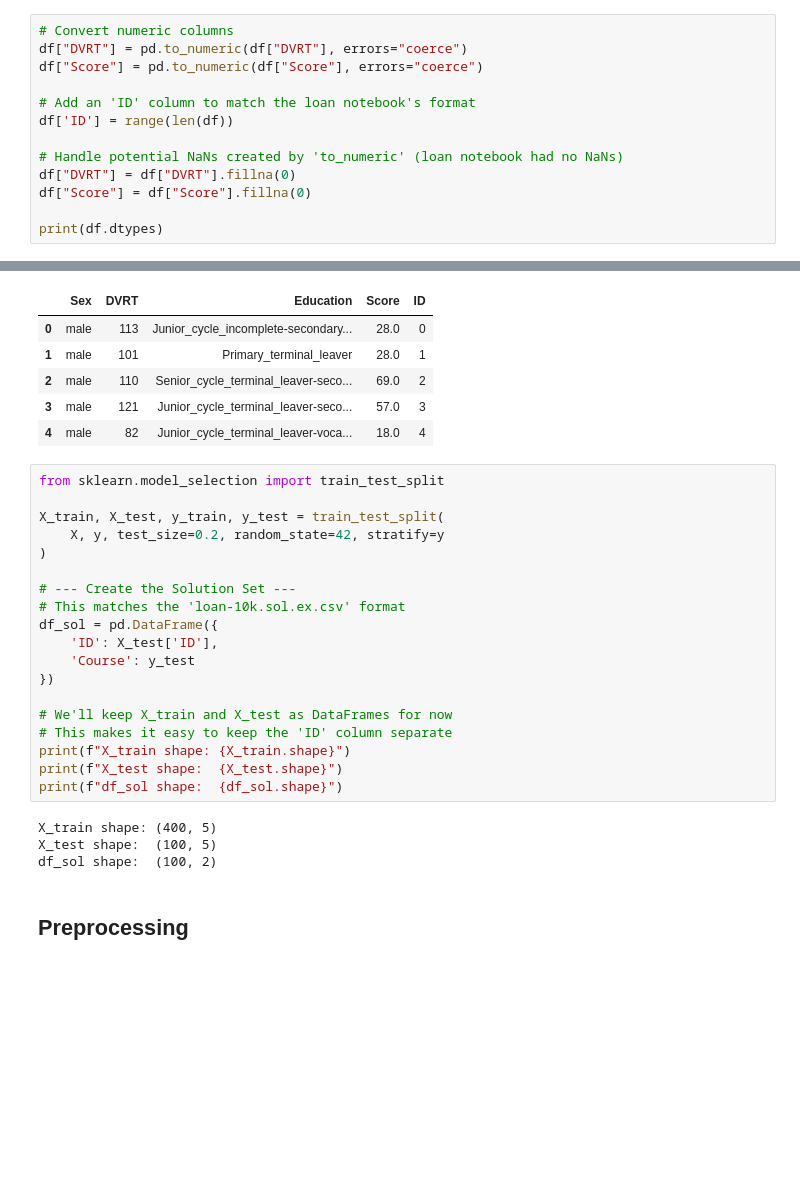
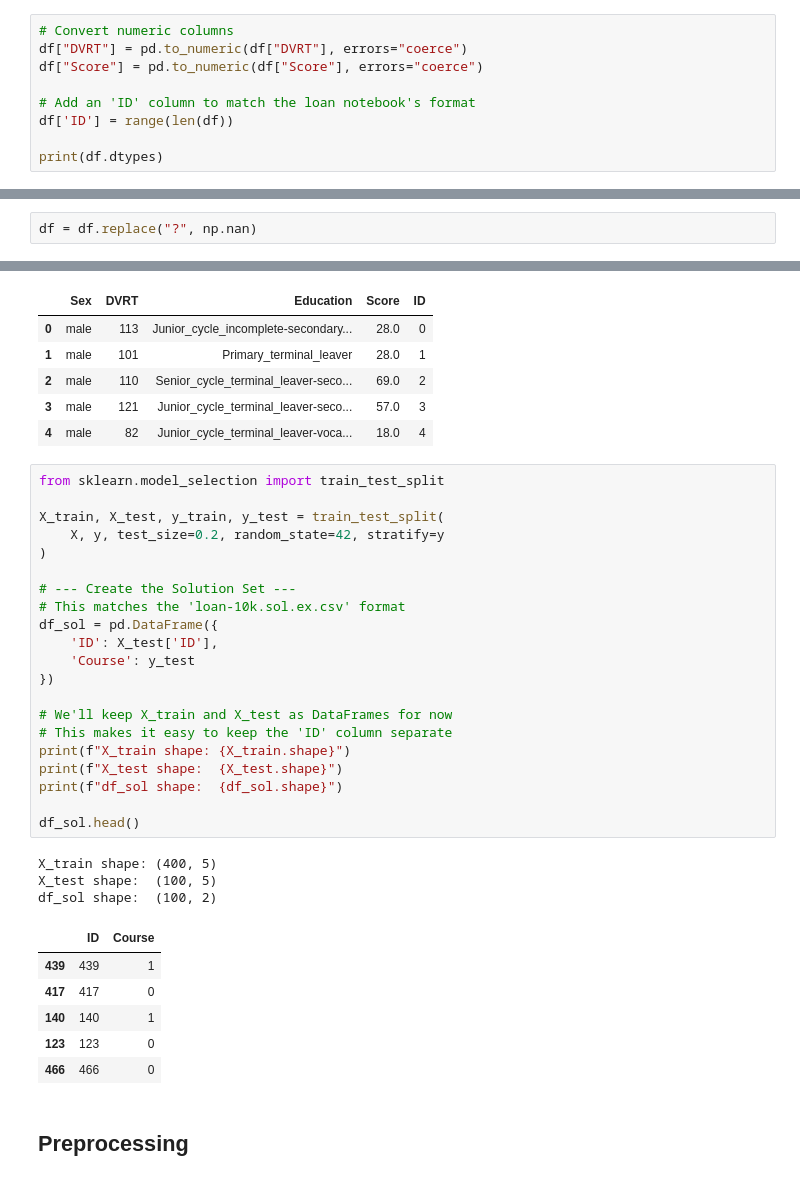
Before and after one commit to emmabachura/Machine-Learning, a Jupyter notebook: src/irish/irish-preprocessing.ipynb, the cells around one changed output, grey strips where cells are left out. Cells and saved outputs as stored; diff of their text form; blank space fills up the shorter version.

```diff
--- a/src/irish/irish-preprocessing.ipynb
+++ b/src/irish/irish-preprocessing.ipynb
@@ -55,10 +55,6 @@ df["Score"] = pd.to_numeric(df["Score"], errors="coerce")
 # Add an 'ID' column to match the loan notebook's format
 df['ID'] = range(len(df))
 
-# Handle potential NaNs created by 'to_numeric' (loan notebook had no NaNs)
-df["DVRT"] = df["DVRT"].fillna(0)
-df["Score"] = df["Score"].fillna(0)
-
 print(df.dtypes)
 # %% [output]
 Sex           object
@@ -69,6 +65,8 @@ Score        float64
 Outcome       object
 ID             int64
 dtype: object
+# %%
+df = df.replace("?", np.nan)
 # %%
 from sklearn.preprocessing import LabelEncoder
 
@@ -101,25 +99,33 @@ X shape: (500, 5), y shape: (500,)
 # %%
 from sklearn.model_selection import train_test_split
 
 X_train, X_test, y_train, y_test = train_test_split(
     X, y, test_size=0.2, random_state=42, stratify=y
 )
 
 # --- Create the Solution Set ---
 # This matches the 'loan-10k.sol.ex.csv' format
 df_sol = pd.DataFrame({
     'ID': X_test['ID'],
     'Course': y_test
 })
 
 # We'll keep X_train and X_test as DataFrames for now
 # This makes it easy to keep the 'ID' column separate
 print(f"X_train shape: {X_train.shape}")
 print(f"X_test shape:  {X_test.shape}")
 print(f"df_sol shape:  {df_sol.shape}")
+
+df_sol.head()
 # %% [output]
 X_train shape: (400, 5)
 X_test shape:  (100, 5)
 df_sol shape:  (100, 2)
+|  | ID | Course |
+| 439 | 439 | 1 |
+| 417 | 417 | 0 |
+| 140 | 140 | 1 |
+| 123 | 123 | 0 |
+| 466 | 466 | 0 |
 # %% [markdown]
 ## Preprocessing
```
Also changed, not shown: parts of 4 cells of this notebook, 3 other files.
